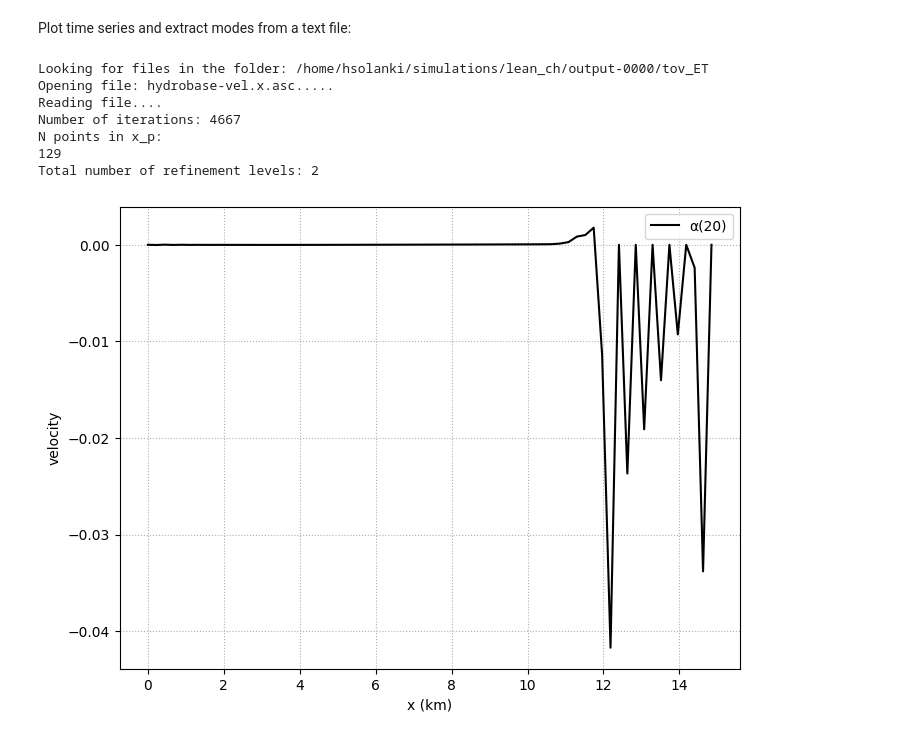
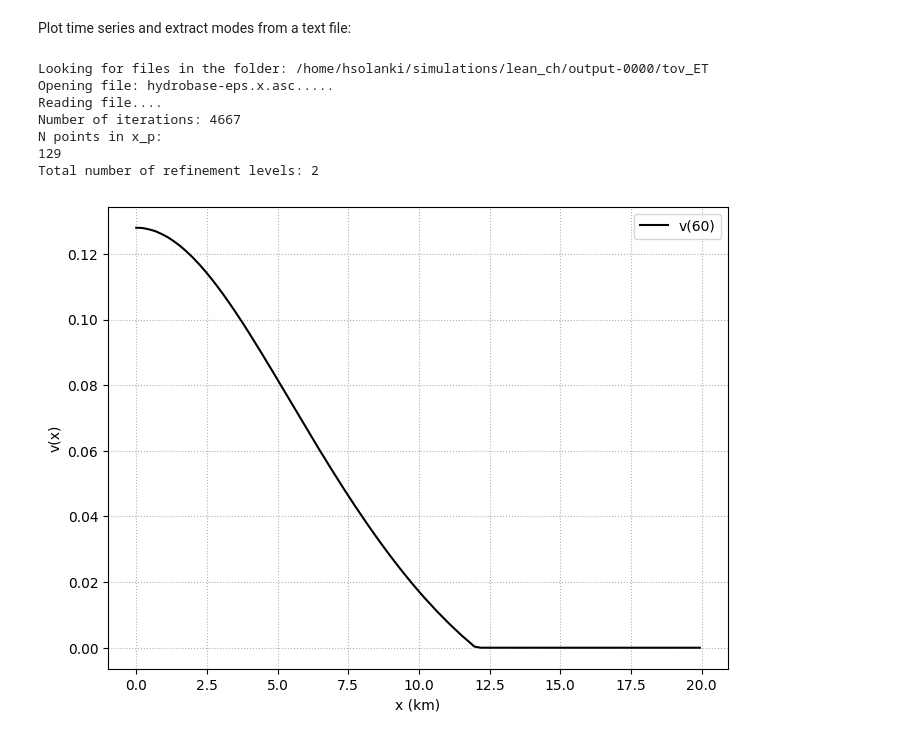
Before and after one commit to harsh-c0ds/My-Work, a Jupyter notebook: TOV/mode_ext.ipynb, the cells around one changed output. Drawn from its saved outputs; the diff is of its cells as text; code cells hidden in the pictures.

```diff
--- a/TOV/mode_ext.ipynb
+++ b/TOV/mode_ext.ipynb
@@ -290,38 +290,38 @@ file_l_b_1_0002 = output_dir + "rho_timeseries_l_b_1_0002.txt"
 # %%
 ###### Density and Lapse 1D Slice ########
 
-t_p,x_p_p,rl_p,rl_n_p,datax_p = get_info("hydrobase","vel",lean_ch,0.0,"x")
-index = 20
+t_p,x_p_p,rl_p,rl_n_p,datax_p = get_info("hydrobase","eps",lean_ch,0.0,"x")
+index = 60
 xj_sorted_1, func = get_1d_slice(t_p, x_p_p, datax_p, index, "x")
 
 # time, fxt = fx_timeseries(t_p, x_p_p,datax_p, 0.0, "x")  # rho timeseries at x_p[index]
 # time = np.array(time)/203  # convert to ms
 
 #rho = rho/rho[0]  # normalize density
 
 xj_sorted_1 = xj_sorted_1 * 1.477  # convert to km
 
-idx = np.argmax(xj_sorted_1 >= 15)
+idx = np.argmax(xj_sorted_1 >= 20)
 xj_sorted_1 = xj_sorted_1[:idx]
 func = func[:idx]
 
 plt.figure(figsize=(8,6))
 
-plt.plot(xj_sorted_1, func, color="black", linewidth=1.5, label=f"α({index})")
+plt.plot(xj_sorted_1, func, color="black", linewidth=1.5, label=f"v({index})")
 
 plt.xlabel("x (km)")
-plt.ylabel(r"velocity")
+plt.ylabel(r"v(x)")
 plt.legend()
 plt.grid(True, linestyle=":")
 plt.show()
 # %% [output]
 Looking for files in the folder: /home/hsolanki/simulations/lean_ch/output-0000/tov_ET
-Opening file: hydrobase-vel.x.asc.....
+Opening file: hydrobase-eps.x.asc.....
 Reading file....
 Number of iterations: 4667
 N points in x_p:
 129
 Total number of refinement levels: 2
-[figure, old version]
+[figure, new version]
 # %%
 # Detect star surface to get x_p
```
Also changed, not shown: parts of 3 cells of this notebook.
